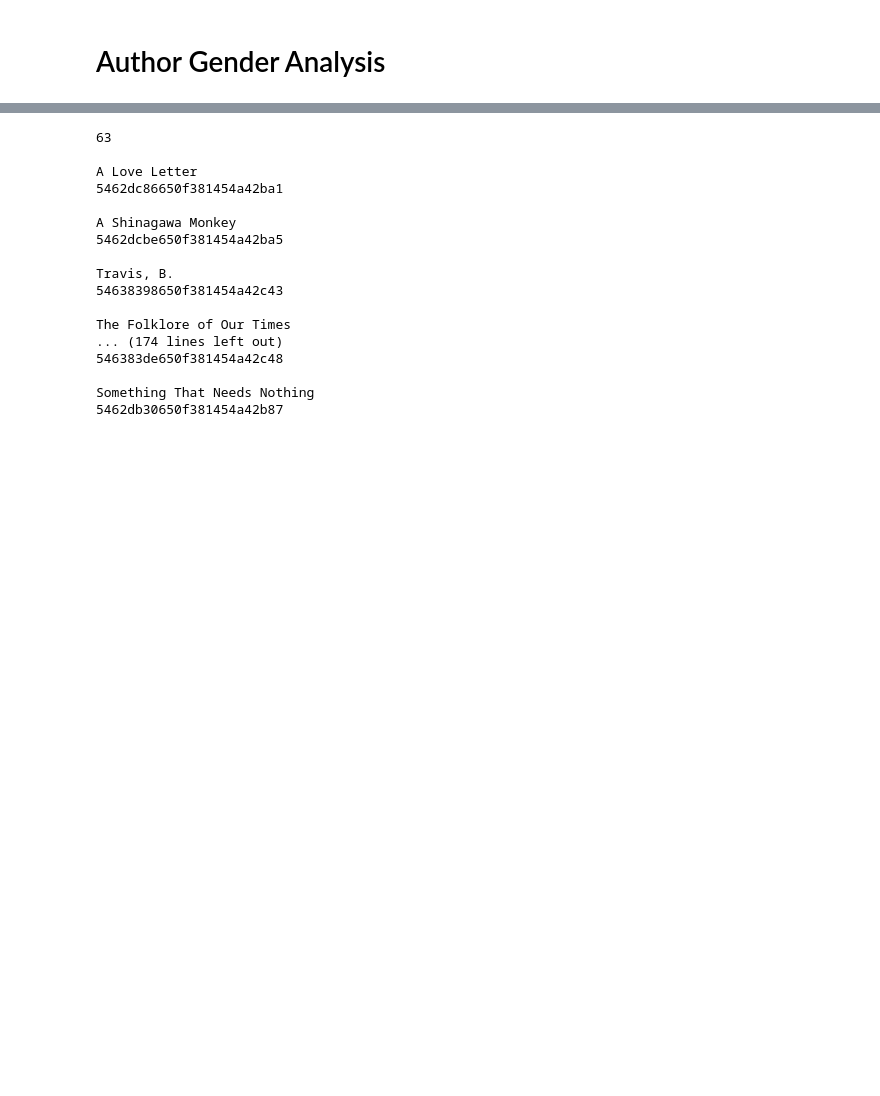
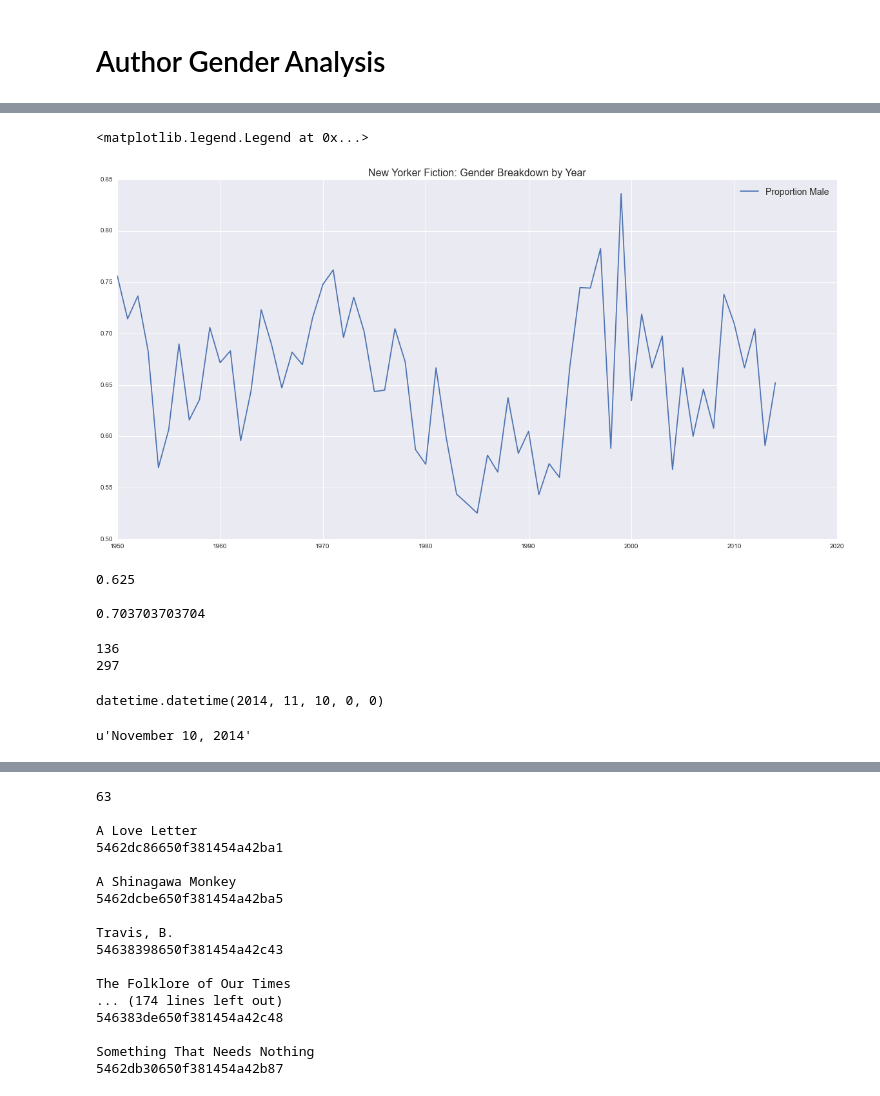
Before and after one commit to prathinavelu/kojak, a Jupyter notebook: Project Kojak.ipynb, the cells around one changed output, grey strips where cells are left out. Cells and saved outputs as stored; diff of their text form; code cells hidden in the pictures; blank space fills up the shorter version.

```diff
--- a/Project Kojak.ipynb
+++ b/Project Kojak.ipynb
@@ -12,6 +12,7 @@ with open('story_list.pkl','rb') as infile:
 
 client=MongoClient()
 stories=client.dsbc.newyorker
+stories_other = client.dsbc.newyorker_other
 # %%
 stories.count()
 # %% [output]
@@ -143,0 +84,2 @@ for y in range(1925,2015):
+# %%
+y_all = [float(y_m[i])/(y_f[i]+y_m[i]) for i in range(len(x))]
@@ -143,0 +95,10 @@ for y in range(1925,2015):
+# %%
+plt.figure(1,figsize=(20,10))
+plt.title('New Yorker Fiction: Gender Breakdown by Year', fontsize=16)
+#plt.plot(x[25:],y_f[25:], label='Female')
+#plt.plot(x[25:],y_m[25:], label='Male')
+plt.plot(x[25:],y_all[25:], label='Proportion Male')
+plt.legend(fontsize=14)
+# %% [output]
+<matplotlib.legend.Legend at 0x...>
+[figure, added]
@@ -143,0 +143,23 @@ for y in range(1925,2015):
+# %%
+print float(mcgrath[0])/float(sum(mcgrath))
+print
+print float(buford[0])/float(sum(buford))
+# %% [output]
+0.625
+
+0.703703703704
+# %%
+print sum(mcgrath)
+print sum(buford)
+# %% [output]
+136
+297
+# %%
+from datetime import datetime
+datetime.strptime(stories_other.find()[0]['date'],"%B %d, %Y")
+# %% [output]
+datetime.datetime(2014, 11, 10, 0, 0)
+# %%
+stories_other.find()[0]['date']
+# %% [output]
+u'November 10, 2014'
```
Also changed, not shown: parts of 94 cells of this notebook.
